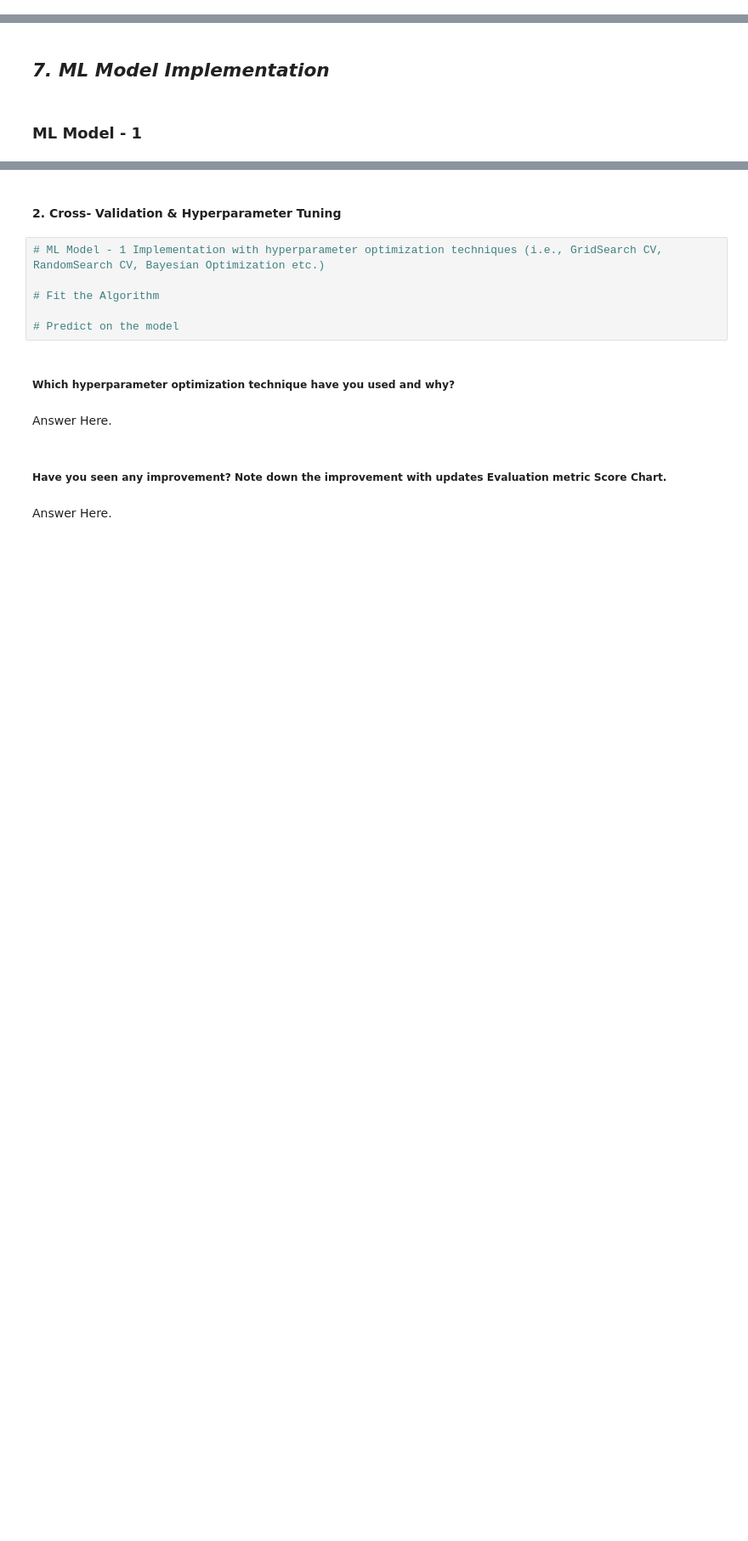
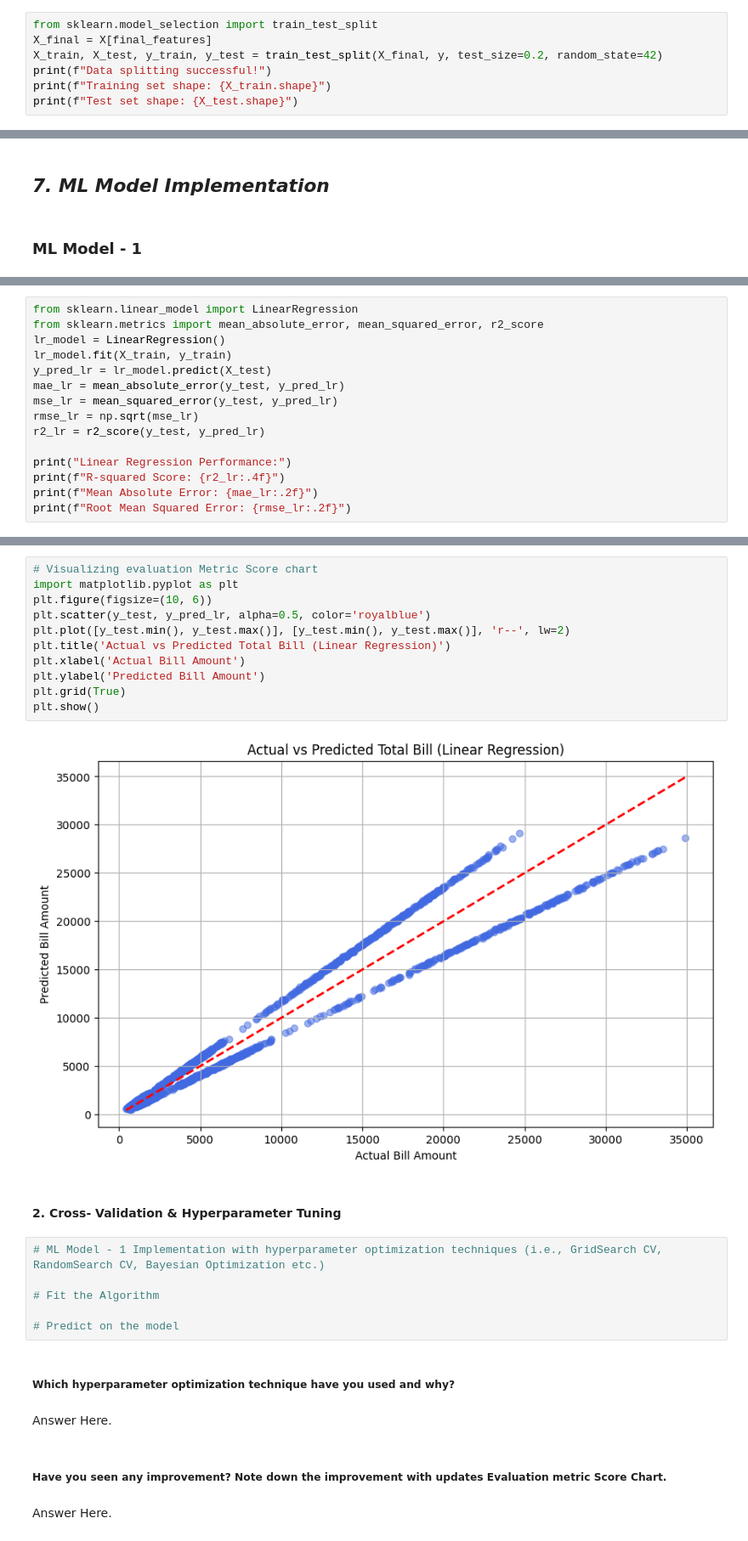
Before and after one commit to akt-developer/Smart-Healthcare-Appointment-System, a Jupyter notebook: Smart_Healthcare_Patient_Appointment.ipynb, the cells around one changed output, grey strips where cells are left out. Shown at 85% size. Drawn from its saved outputs; the diff is of its cells as text; blank space fills up the shorter version.

Commit message:
Data Splitting and Linear Regression model

```diff
--- a/Smart_Healthcare_Patient_Appointment.ipynb
+++ b/Smart_Healthcare_Patient_Appointment.ipynb
@@ -1034,0 +1100,7 @@ Answer Here.
+# %%
+from sklearn.model_selection import train_test_split
+X_final = X[final_features]
+X_train, X_test, y_train, y_test = train_test_split(X_final, y, test_size=0.2, random_state=42)
+print(f"Data splitting successful!")
+print(f"Training set shape: {X_train.shape}")
+print(f"Test set shape: {X_test.shape}")
@@ -1052,0 +1124,15 @@ Answer Here.
+# %%
+from sklearn.linear_model import LinearRegression
+from sklearn.metrics import mean_absolute_error, mean_squared_error, r2_score
+lr_model = LinearRegression()
+lr_model.fit(X_train, y_train)
+y_pred_lr = lr_model.predict(X_test)
+mae_lr = mean_absolute_error(y_test, y_pred_lr)
+mse_lr = mean_squared_error(y_test, y_pred_lr)
+rmse_lr = np.sqrt(mse_lr)
+r2_lr = r2_score(y_test, y_pred_lr)
+
+print("Linear Regression Performance:")
+print(f"R-squared Score: {r2_lr:.4f}")
+print(f"Mean Absolute Error: {mae_lr:.2f}")
+print(f"Root Mean Squared Error: {rmse_lr:.2f}")
@@ -1053,3 +1155,16 @@ Answer Here.
+# %%
+# Visualizing evaluation Metric Score chart
+import matplotlib.pyplot as plt
+plt.figure(figsize=(10, 6))
+plt.scatter(y_test, y_pred_lr, alpha=0.5, color='royalblue')
+plt.plot([y_test.min(), y_test.max()], [y_test.min(), y_test.max()], 'r--', lw=2)
+plt.title('Actual vs Predicted Total Bill (Linear Regression)')
+plt.xlabel('Actual Bill Amount')
+plt.ylabel('Predicted Bill Amount')
+plt.grid(True)
+plt.show()
+# %% [output]
+[figure, added]
 # %% [markdown]
 #### 2. Cross- Validation & Hyperparameter Tuning
 # %%
```
Also changed, not shown: parts of 23 cells of this notebook.
